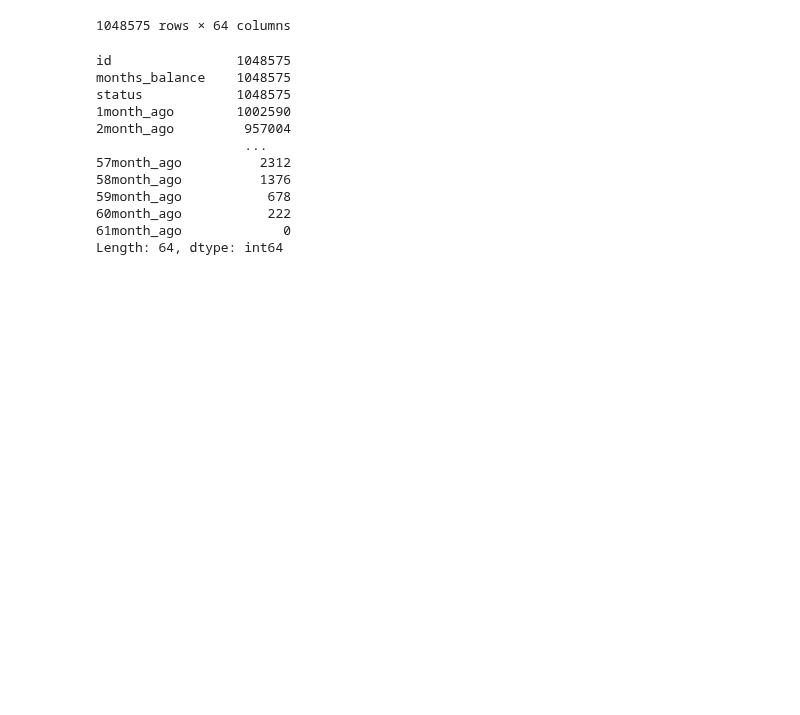
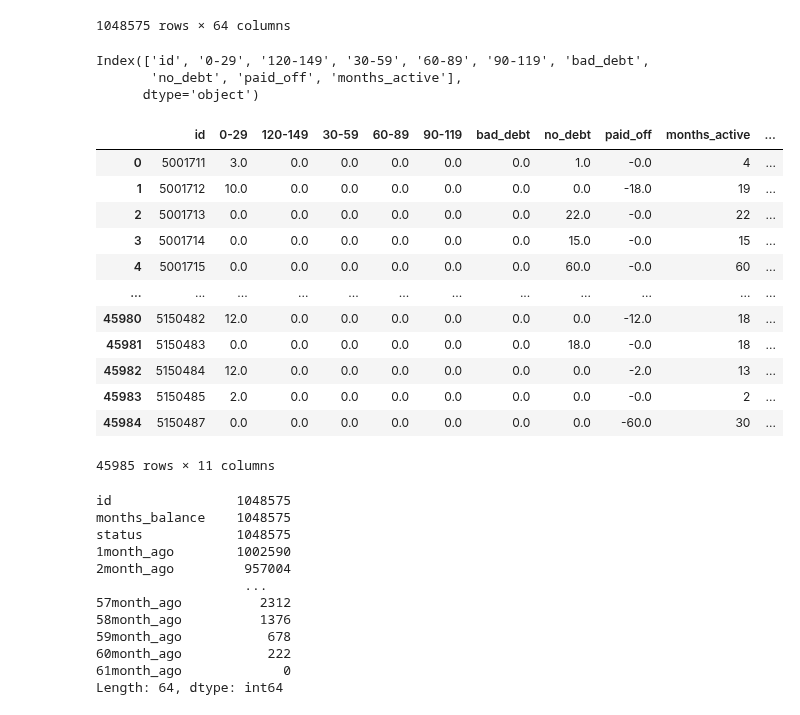
Before and after one commit to credit-risk-management-predictor/credit-risk-management-predictor, a Jupyter notebook: anthony-explore.ipynb, the cells around one changed output. Cells and saved outputs as stored; diff of their text form; code cells hidden in the pictures; blank space fills up the shorter version.

Commit message:
creates a score dataframe where the score is the chronological order of serverity, i.e. being 30-59 days late in a payment is 2

```diff
--- a/anthony-explore.ipynb
+++ b/anthony-explore.ipynb
@@ -269,6 +288,43 @@ report
 | 1048573 | 5150487 | 28 | Paid Off | Paid Off | Paid Off | Paid Off | Paid Off | Paid Off | ... |
 | 1048574 | 5150487 | 29 | Paid Off | Paid Off | Paid Off | Paid Off | Paid Off | Paid Off | ... |
 1048575 rows × 64 columns
+# %%
+expanded.columns
+# %% [output]
+Index(['id', '0-29', '120-149', '30-59', '60-89', '90-119', 'bad_debt',
+       'no_debt', 'paid_off', 'months_active'],
+      dtype='object')
+# %%
+# copy the expanded dataframe
+score = expanded.copy()
+
+# multiple each lateness by n where n is cronological order of the lateness i.e. being 30-59days would be 2
+# for paid off multiple by -2
+score['30-59'] = score['30-59'] * 2
+score['60-89'] = score['60-89'] * 3
+score['90-119'] =  score['90-119'] * 4
+score['120-149'] = score['120-149'] * 5
+score['bad_debt'] = score['bad_debt'] * 6
+score['paid_off'] = score['paid_off'] * -2
+# convert the id to string
+score['id'] = score['id'].astype(str)
+# sum the values on the row level
+score['score'] = score.sum(axis=1)
+score
+# %% [output]
+|  | id | 0-29 | 120-149 | 30-59 | 60-89 | 90-119 | bad_debt | no_debt | paid_off | months_active | ... |
+| 0 | 5001711 | 3.0 | 0.0 | 0.0 | 0.0 | 0.0 | 0.0 | 1.0 | -0.0 | 4 | ... |
+| 1 | 5001712 | 10.0 | 0.0 | 0.0 | 0.0 | 0.0 | 0.0 | 0.0 | -18.0 | 19 | ... |
+| 2 | 5001713 | 0.0 | 0.0 | 0.0 | 0.0 | 0.0 | 0.0 | 22.0 | -0.0 | 22 | ... |
+| 3 | 5001714 | 0.0 | 0.0 | 0.0 | 0.0 | 0.0 | 0.0 | 15.0 | -0.0 | 15 | ... |
+| 4 | 5001715 | 0.0 | 0.0 | 0.0 | 0.0 | 0.0 | 0.0 | 60.0 | -0.0 | 60 | ... |
+| ... | ... | ... | ... | ... | ... | ... | ... | ... | ... | ... | ... |
+| 45980 | 5150482 | 12.0 | 0.0 | 0.0 | 0.0 | 0.0 | 0.0 | 0.0 | -12.0 | 18 | ... |
+| 45981 | 5150483 | 0.0 | 0.0 | 0.0 | 0.0 | 0.0 | 0.0 | 18.0 | -0.0 | 18 | ... |
+| 45982 | 5150484 | 12.0 | 0.0 | 0.0 | 0.0 | 0.0 | 0.0 | 0.0 | -2.0 | 13 | ... |
+| 45983 | 5150485 | 2.0 | 0.0 | 0.0 | 0.0 | 0.0 | 0.0 | 0.0 | -0.0 | 2 | ... |
+| 45984 | 5150487 | 0.0 | 0.0 | 0.0 | 0.0 | 0.0 | 0.0 | 0.0 | -60.0 | 30 | ... |
+45985 rows × 11 columns
 # %%
 # Not null values for reports data frame with 60 months of history per row
 report.shape[0] - (report.isnull().sum())
```
Also changed, not shown: parts of 2 cells of this notebook.
